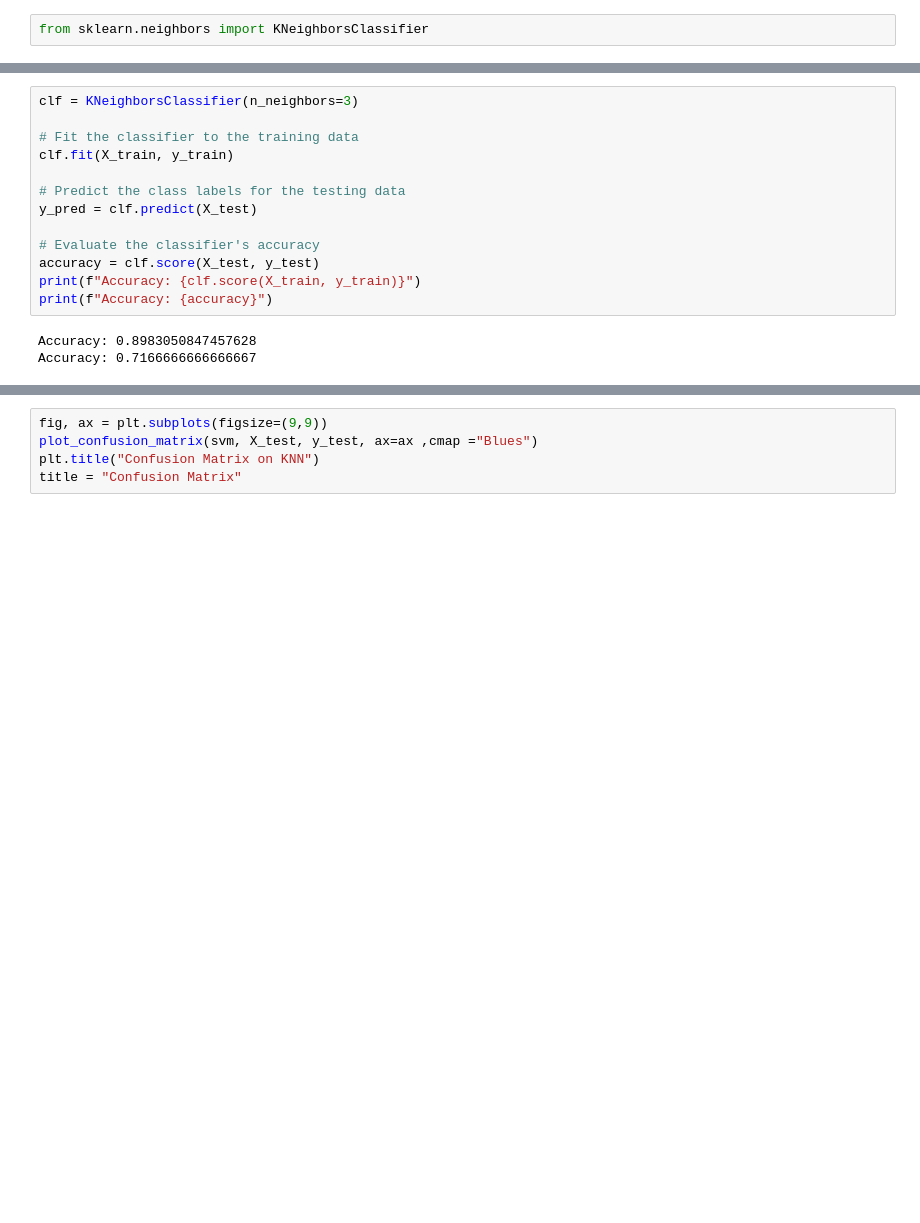
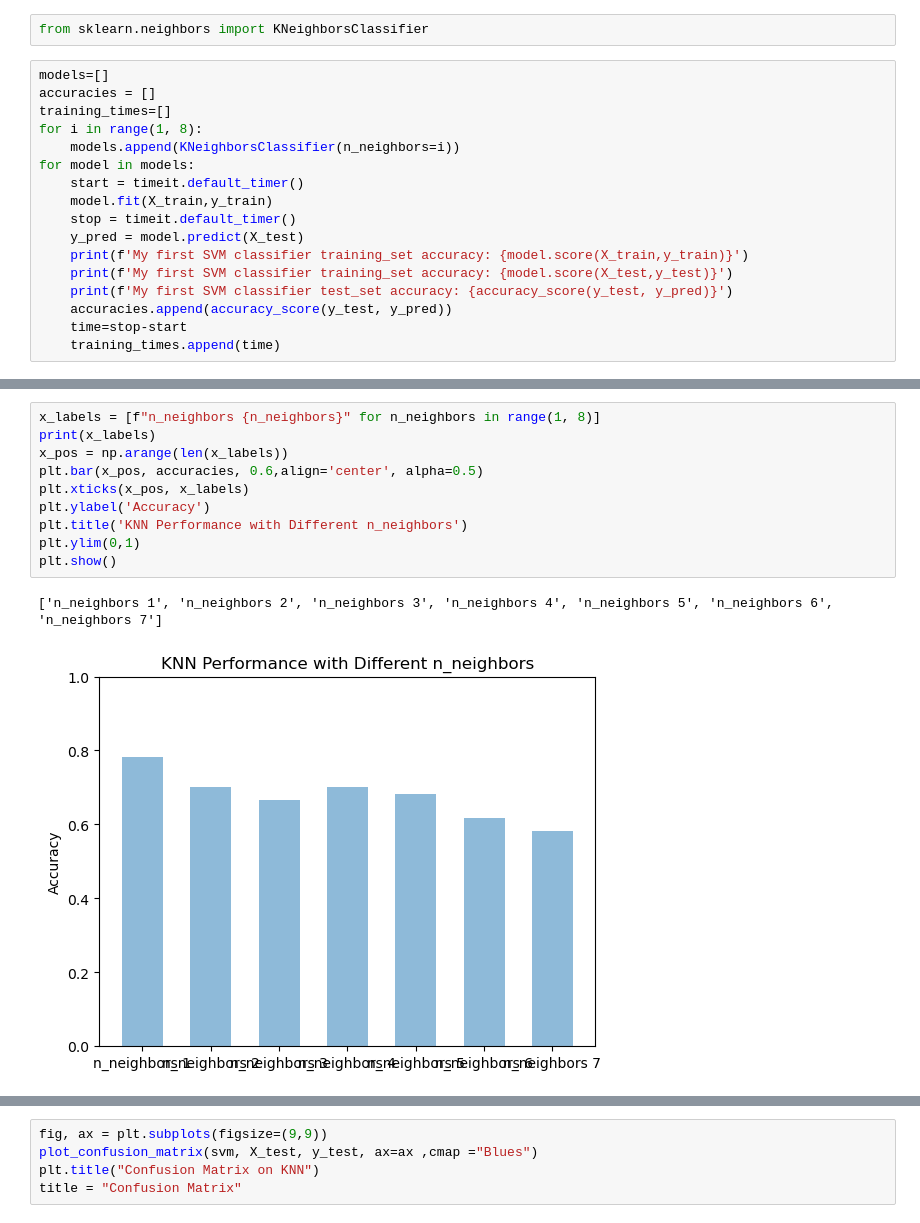
Before and after one commit to JeffreyLu1972543/QualityOfMovement, a Jupyter notebook: dataTraining.ipynb, the cells around one changed output, grey strips where cells are left out. Saved outputs shown, nothing was run; the diff lists cells and outputs as text; blank space fills up the shorter version.

```diff
--- a/dataTraining.ipynb
+++ b/dataTraining.ipynb
@@ -120,3 +207,20 @@ title = "Confusion Matrix"
 # KNN
 # %%
 from sklearn.neighbors import KNeighborsClassifier
+# %%
+models=[]
+accuracies = []
+training_times=[]
+for i in range(1, 8):
+    models.append(KNeighborsClassifier(n_neighbors=i))
+for model in models:
+    start = timeit.default_timer()
+    model.fit(X_train,y_train)
+    stop = timeit.default_timer()
+    y_pred = model.predict(X_test)
+    print(f'My first SVM classifier training_set accuracy: {model.score(X_train,y_train)}')
+    print(f'My first SVM classifier training_set accuracy: {model.score(X_test,y_test)}')
+    print(f'My first SVM classifier test_set accuracy: {accuracy_score(y_test, y_pred)}')
+    accuracies.append(accuracy_score(y_test, y_pred))
+    time=stop-start
+    training_times.append(time)
@@ -123,16 +245,13 @@ from sklearn.neighbors import KNeighborsClassifier
 # %%
-clf = KNeighborsClassifier(n_neighbors=3)
-
-# Fit the classifier to the training data
-clf.fit(X_train, y_train)
-
-# Predict the class labels for the testing data
-y_pred = clf.predict(X_test)
-
-# Evaluate the classifier's accuracy
-accuracy = clf.score(X_test, y_test)
-print(f"Accuracy: {clf.score(X_train, y_train)}")
-print(f"Accuracy: {accuracy}")
+x_labels = [f"n_neighbors {n_neighbors}" for n_neighbors in range(1, 8)]
+print(x_labels)
+x_pos = np.arange(len(x_labels))
+plt.bar(x_pos, accuracies, 0.6,align='center', alpha=0.5)
+plt.xticks(x_pos, x_labels)
+plt.ylabel('Accuracy')
+plt.title('KNN Performance with Different n_neighbors')
+plt.ylim(0,1)
+plt.show()
 # %% [output]
-Accuracy: 0.8983050847457628
-Accuracy: 0.7166666666666667
+['n_neighbors 1', 'n_neighbors 2', 'n_neighbors 3', 'n_neighbors 4', 'n_neighbors 5', 'n_neighbors 6', 'n_neighbors 7']
+[figure, added]
```
Also changed, not shown: parts of 13 cells of this notebook, 1 other file.
